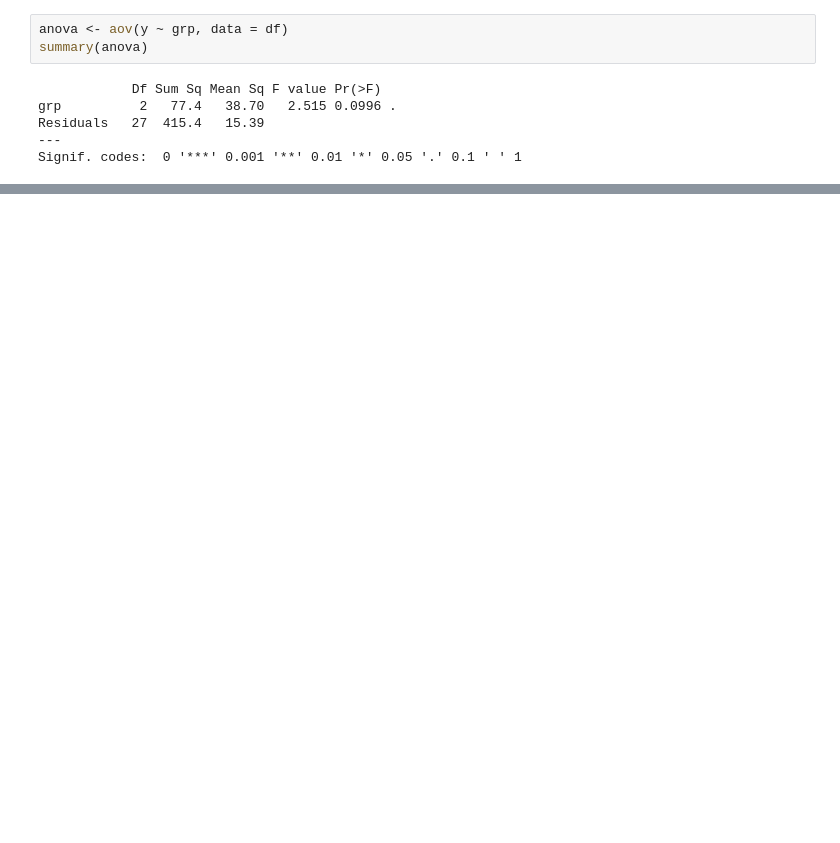
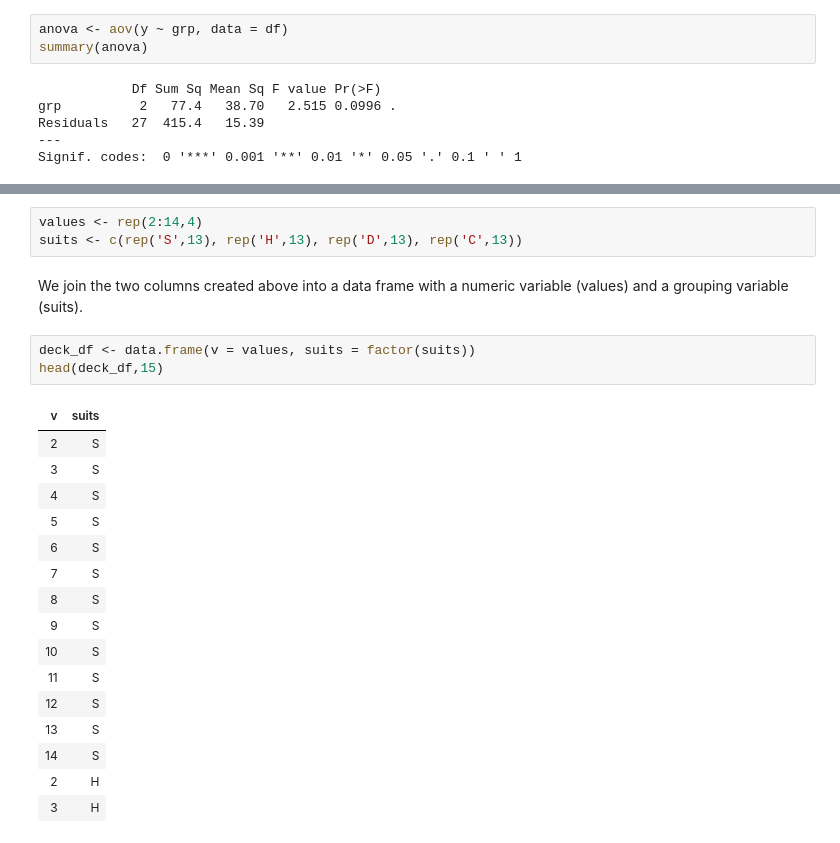
Before and after one commit to StraightDraw/probstat, a Jupyter notebook: A2c.ipynb, the cells around one changed output, grey strips where cells are left out. Cells and saved outputs as stored; diff of their text form; blank space fills up the shorter version.

Commit message:
Updating appendix on creating data frames

```diff
--- a/A2c.ipynb
+++ b/A2c.ipynb
@@ -74,0 +82,25 @@ Signif. codes:  0 '***' 0.001 '**' 0.01 '*' 0.05 '.' 0.1 ' ' 1
+# %%
+values <- rep(2:14,4)
+suits <- c(rep('S',13), rep('H',13), rep('D',13), rep('C',13))
+# %% [markdown]
+We join the two columns created above into a data frame with a numeric variable (values) and a grouping variable (suits).
+# %%
+deck_df <- data.frame(v = values, suits = factor(suits))
+head(deck_df,15)
+# %% [output]
+| v | suits |
+| 2 | S |
+| 3 | S |
+| 4 | S |
+| 5 | S |
+| 6 | S |
+| 7 | S |
+| 8 | S |
+| 9 | S |
+| 10 | S |
+| 11 | S |
+| 12 | S |
+| 13 | S |
+| 14 | S |
+| 2 | H |
+| 3 | H |
```
Also changed, not shown: parts of 15 cells of this notebook, 16 other files.
